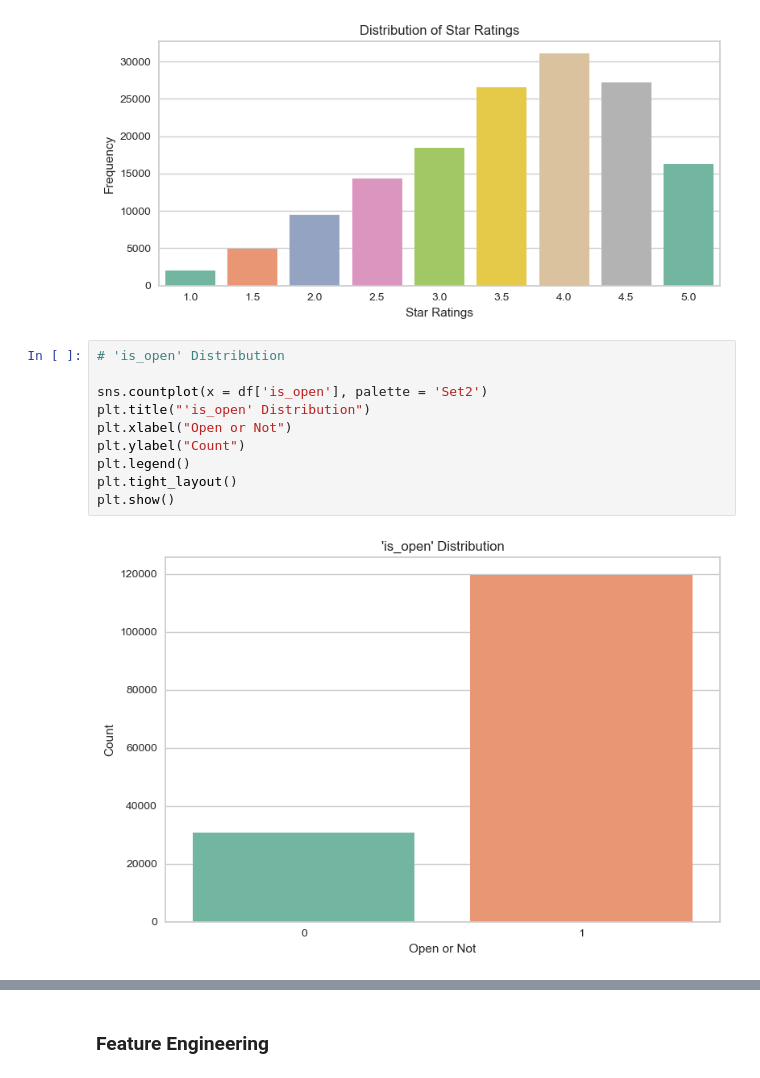
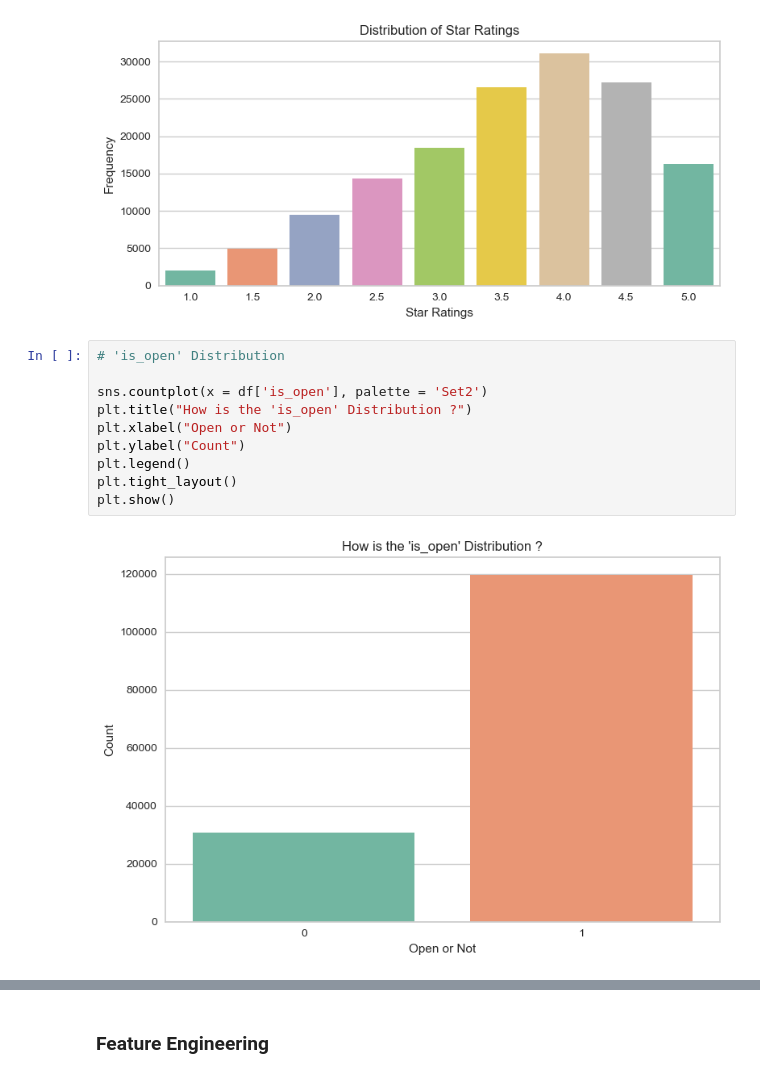
Before and after one commit to junaidazhar42/YelpSphere-Geo-Based-Cluster-Analysis, a Jupyter notebook: main.ipynb, the cells around one changed output, grey strips where cells are left out. Drawn from its saved outputs; the diff is of its cells as text.

```diff
--- a/main.ipynb
+++ b/main.ipynb
@@ -281,15 +281,15 @@ plt.show()
 # %%
 # 'is_open' Distribution
 
 sns.countplot(x = df['is_open'], palette = 'Set2')
-plt.title("'is_open' Distribution")
+plt.title("How is the 'is_open' Distribution ?")
 plt.xlabel("Open or Not")
 plt.ylabel("Count")
 plt.legend()
 plt.tight_layout()
 plt.show()
 # %% [output]
-[figure, old version]
+[figure, new version]
 # %%
 # Categories
 cats = ''.join(df['categories'].astype('str'))
```
Also changed, not shown: parts of 19 cells of this notebook.
